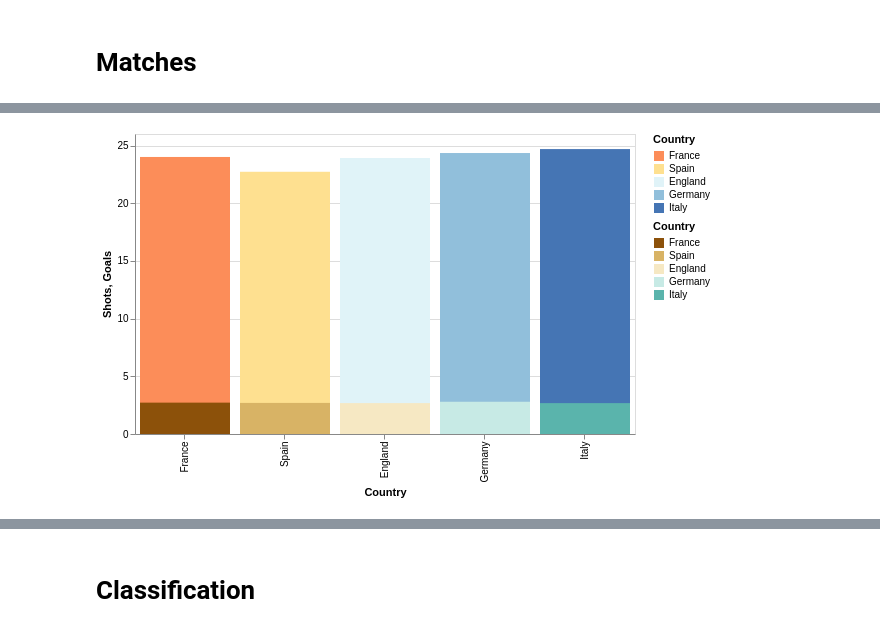
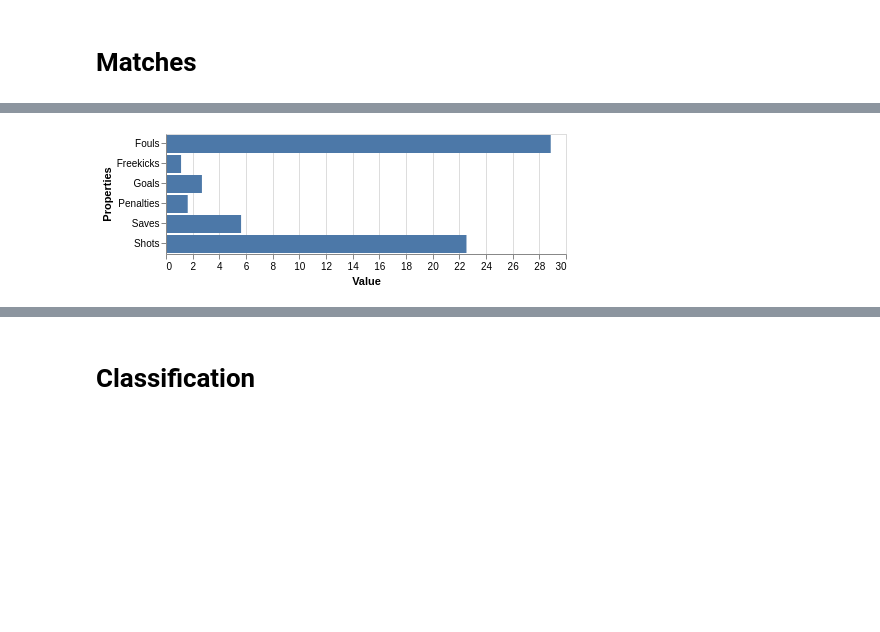
Before and after one commit to bernatesquirol/SoccerViz, a Jupyter notebook: goalShot.ipynb, the cells around one changed output, grey strips where cells are left out. Saved outputs shown, nothing was run; the diff lists cells and outputs as text; code cells hidden in the pictures; blank space fills up the shorter version.

```diff
--- a/goalShot.ipynb
+++ b/goalShot.ipynb
@@ -113,0 +178,8 @@ shotsGoals.head()
+# %%
+properties = ['Goals', 'Shots', 'Freekicks', 'Penalties', 'Saves','Fouls' ]
+value = np.array([goals[3], shots[3], fks[3], penalties[3], saves[3], fouls[3]])
+averages = np.array([np.mean(goals), np.mean(shots), np.mean(fks), np.mean(penalties), np.mean(saves), np.mean(fouls)])
+SpainDf = pd.DataFrame({'Properties':properties, 'Value':value, 'Average':averages})
+SpainDf['isAboveMean'] = spain > averages
+SpainDisplay = SpainDf[['Properties', 'Value', 'isAboveMean']].to_json('spain_matches.json')
+SpainDf
@@ -114,7 +220,20 @@ shotsGoals.head()
+# %%
+#spain plot
+import altair as alt
+colorPalette = ['#fc8d59','#fee090','#e0f3f8','#91bfdb','#4575b4']
+baseSPA = alt.Chart(SpainDf)
+
+bars = baseSPA.mark_bar().encode(
+    y = alt.Y('Properties:N'),
+    x = alt.X('Value:Q')
+)
+# %% [output]
+[figure, added]
 # %%
 import altair as alt
 #alt.data_transformers.enable('json')
-base = alt.Chart(shotsGoals,width=500, height=300)
+colorPalette = ['#fc8d59','#fee090','#e0f3f8','#91bfdb','#4575b4']
+base = alt.Chart(matchDf,width=500, height=300)
 
 one = base.mark_bar().encode(
     x = alt.X('Country', sort=countries),
@@ -138,5 +257,3 @@ two = base.mark_bar().encode(
 alt.layer(
 two, one
 ).resolve_scale('independent')
-# %% [output]
-[figure, removed]
```
Also changed, not shown: parts of 18 cells of this notebook.
